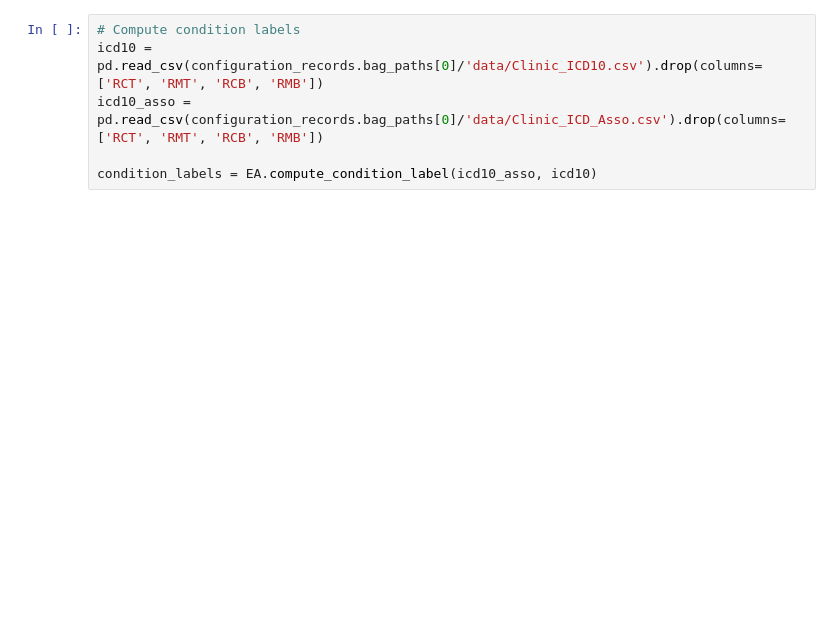
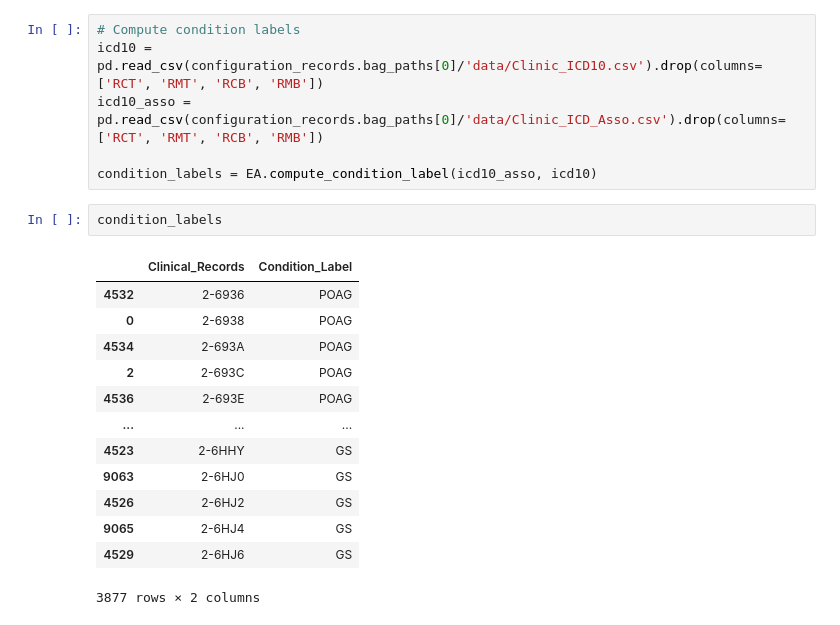
Before and after one commit to informatics-isi-edu/eye-ai-exec, a Jupyter notebook: notebooks/Multimodal_label_creation.ipynb, the cells around one changed output. Saved outputs shown, nothing was run; the diff lists cells and outputs as text; blank space fills up the shorter version.

```diff
--- a/notebooks/Multimodal_label_creation.ipynb
+++ b/notebooks/Multimodal_label_creation.ipynb
@@ -77,6 +71,22 @@ icd10 = pd.read_csv(configuration_records.bag_paths[0]/'data/Clinic_ICD10.csv').
 icd10_asso = pd.read_csv(configuration_records.bag_paths[0]/'data/Clinic_ICD_Asso.csv').drop(columns=['RCT', 'RMT', 'RCB', 'RMB'])
 
 condition_labels = EA.compute_condition_label(icd10_asso, icd10)
+# %%
+condition_labels
+# %% [output]
+|  | Clinical_Records | Condition_Label |
+| 4532 | 2-6936 | POAG |
+| 0 | 2-6938 | POAG |
+| 4534 | 2-693A | POAG |
+| 2 | 2-693C | POAG |
+| 4536 | 2-693E | POAG |
+| ... | ... | ... |
+| 4523 | 2-6HHY | GS |
+| 9063 | 2-6HJ0 | GS |
+| 4526 | 2-6HJ2 | GS |
+| 9065 | 2-6HJ4 | GS |
+| 4529 | 2-6HJ6 | GS |
+3877 rows × 2 columns
 # %%
 # Insert new condition labels
 EA.insert_condition_label(condition_labels)
```
Also changed, not shown: parts of 5 cells of this notebook.
